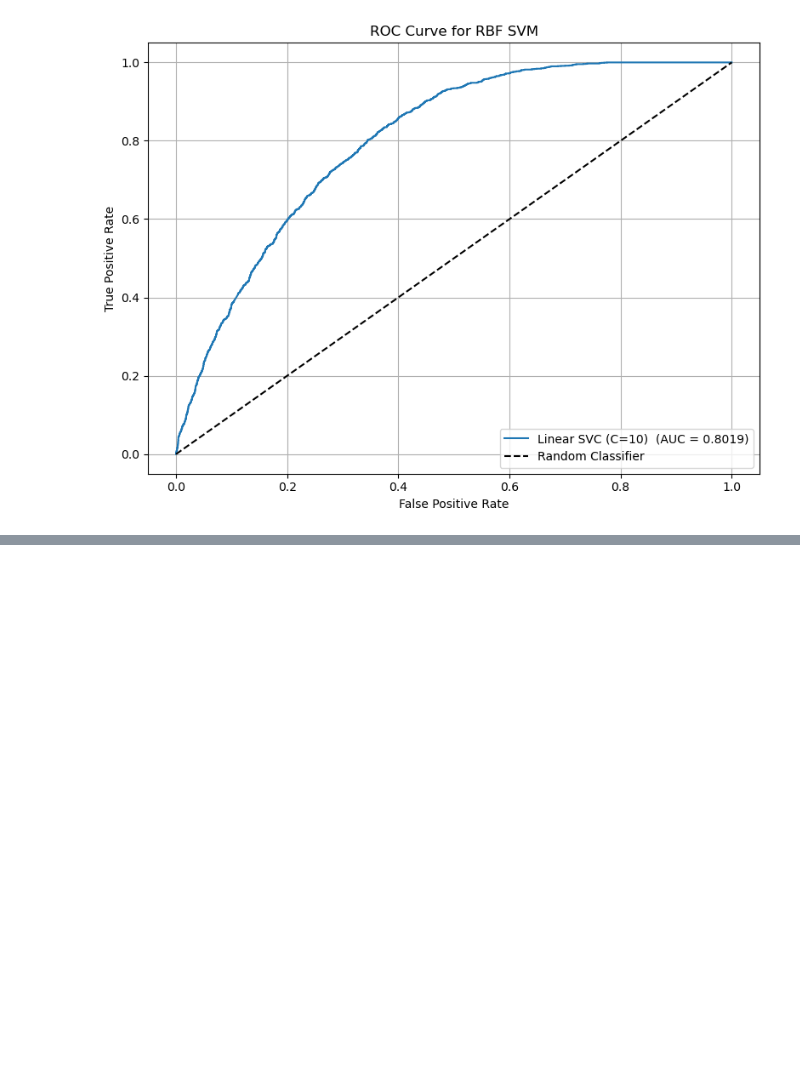
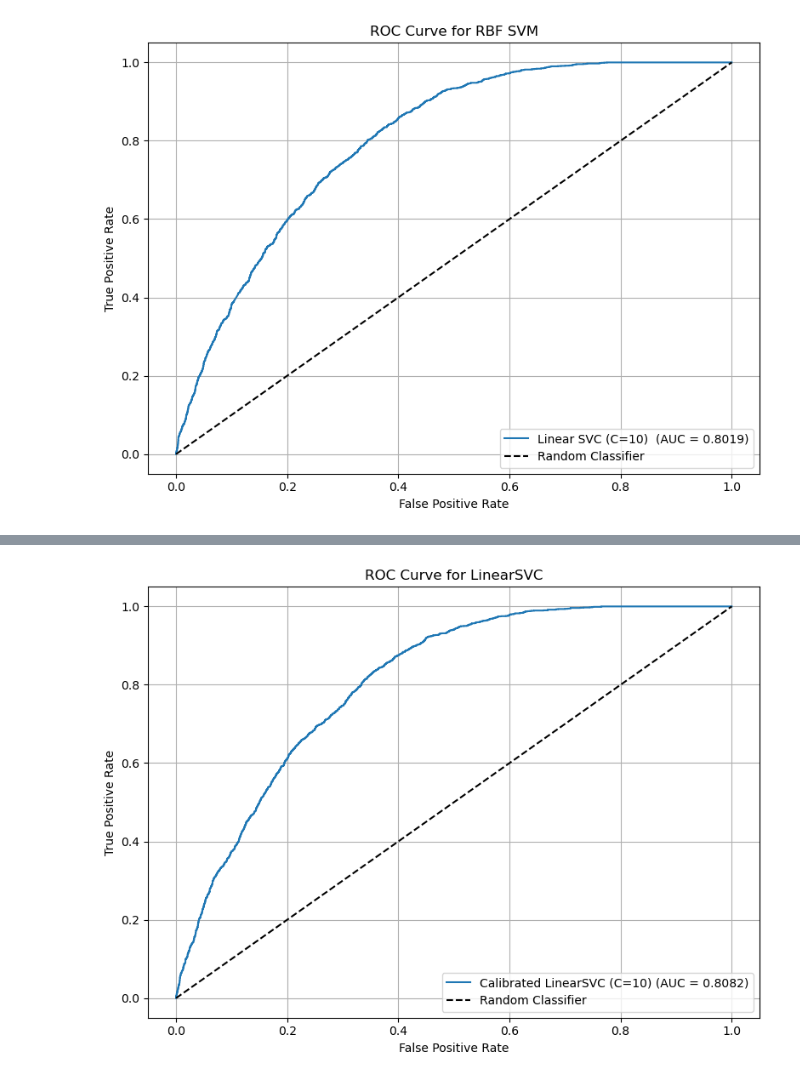
Before and after one commit to zarahtau/kickstarter-project-success-predictions, a Jupyter notebook: src/models/svm.ipynb, the cells around one changed output, grey strips where cells are left out. Drawn from its saved outputs; the diff is of its cells as text; code cells hidden in the pictures; blank space fills up the shorter version.

Commit message:
Adding LinearSVC analysis

```diff
--- a/src/models/svm.ipynb
+++ b/src/models/svm.ipynb
@@ -573,0 +633,20 @@ We see that RBF and Linear SVC yield a similar AUC score. Linear, though, perfor
+# %%
+from sklearn.calibration import CalibratedClassifierCV
+
+# Split
+X_train, X_test, y_train, y_test = train_test_split(X, Y, test_size=0.3, random_state=42)
+
+# Use CalibratedClassifierCV to get probabilities from LinearSVC
+base_model = LinearSVC(C=10, random_state=42, max_iter=10000)
+model = CalibratedClassifierCV(base_model, cv=5)  # adds predict_proba support
+
+# Fit
+model.fit(X_train, y_train)
+
+# Predict probabilities
+y_proba = model.predict_proba(X_test)[:, 1]
+
+# Plot ROC
+predictive_probability_results(y_test, y_proba, label="Calibrated LinearSVC (C=10)", title="ROC Curve for LinearSVC")
+# %% [output]
+[figure, added]
```
Also changed, not shown: parts of 3 cells of this notebook, 1 other file.
